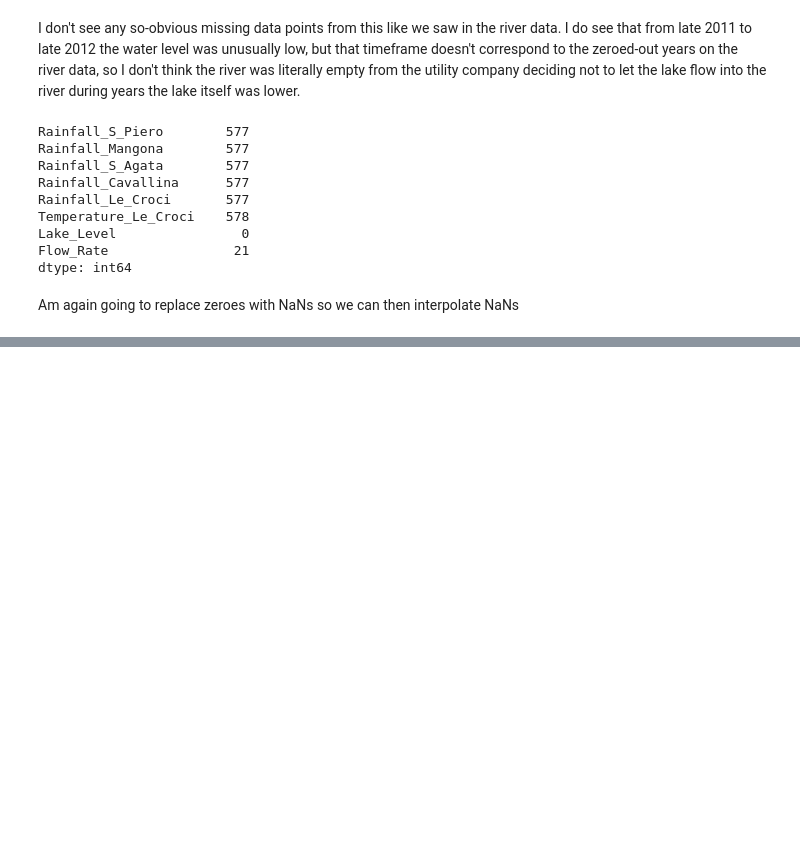
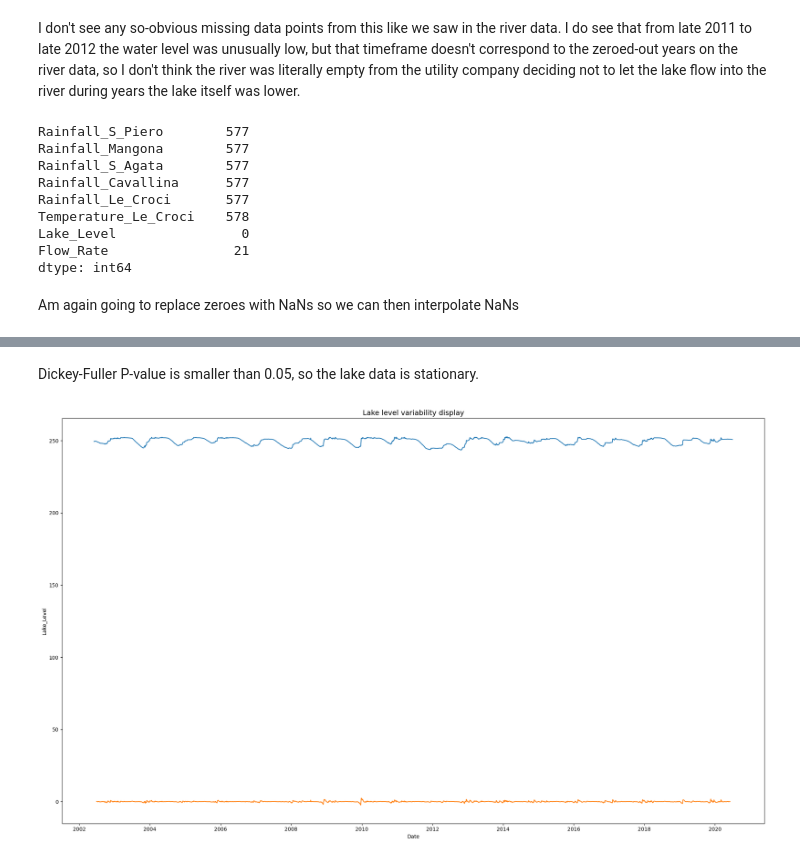
Before and after one commit to NWinocur/kaggle-acea-water-prediction, a Jupyter notebook: src/explore.ipynb, the cells around one changed output, grey strips where cells are left out. Saved outputs shown, nothing was run; the diff lists cells and outputs as text; code cells hidden in the pictures; blank space fills up the shorter version.

```diff
--- a/src/explore.ipynb
+++ b/src/explore.ipynb
@@ -677,0 +790,16 @@ lake_df.isna().sum()
+# %% [markdown]
+Dickey-Fuller P-value is smaller than 0.05, so the lake data is stationary.
+# %%
+residual = decomposition.resid
+
+fig, axis = plt.subplots(figsize=(20, 12))
+
+plt.title("Lake level variability display", fontsize=14)
+sns.lineplot(data=lake_df["Lake_Level"])
+sns.lineplot(data=residual)
+
+plt.tight_layout()
+
+plt.show()
+# %% [output]
+[figure, added]
```
Also changed, not shown: parts of 22 cells of this notebook.
